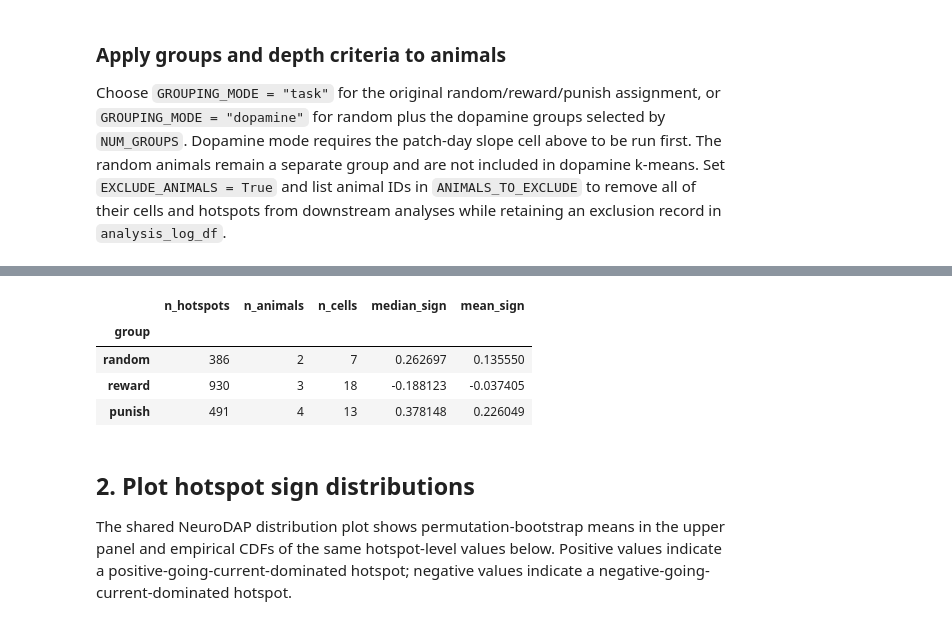
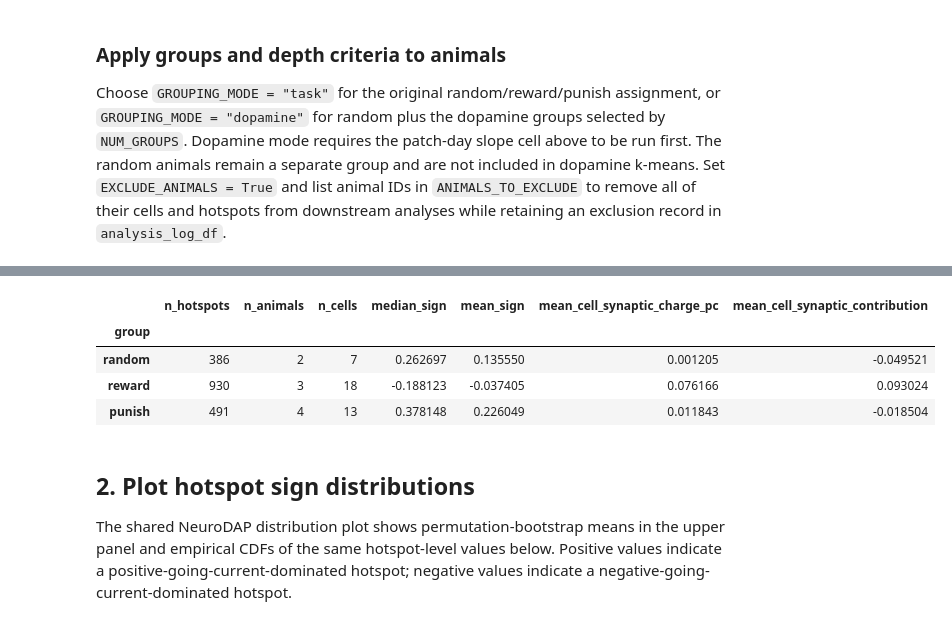
Before and after one commit to shunnnli/pyNeuroDAP, a Jupyter notebook: notebooks/Shun_dmd_analysis.ipynb, the cells around one changed output, grey strips where cells are left out. Cells and saved outputs as stored; diff of their text form; code cells hidden in the pictures.

```diff
--- a/notebooks/Shun_dmd_analysis.ipynb
+++ b/notebooks/Shun_dmd_analysis.ipynb
@@ -67,7 +67,7 @@ HOTSPOT_COLUMNS = [
     "group", "animal", "results_folder", "cell", "search_idx",
     "search_name", "vhold_mv", "final_depth", "spot_order", "spot_idx",
     "spot_row", "spot_col", "n_sweeps", "max_current_pa", "min_current_pa",
-    "hotspot_sign",
+    "hotspot_sign", "synaptic_charge_pc", "synaptic_contribution",
 ]
 LOG_COLUMNS = [
     "group", "animal", "results_folder", "cell", "search_idx",
@@ -233,7 +233,7 @@ def hotspot_trace_key(row):
     )
 
 
-def collect_all_final_hotspot_signs(animals):
+def collect_all_final_hotspot_data(animals):
     """Load all hotspots once and retain their raw repeated traces."""
     metric_frames = []
     log_frames = []
@@ -1132,7 +1198,7 @@ Run these cells once to cache every raw dataset used by Sections 0, 1, and 3. Th
 Load all available final-depth searches without applying group or depth filters.
 # %%
 all_hotspot_base_df, all_analysis_base_log_df, all_hotspot_trace_cache = (
-    collect_all_final_hotspot_signs(ANIMALS_TO_LOAD)
+    collect_all_final_hotspot_data(ANIMALS_TO_LOAD)
 )
 if all_hotspot_base_df.empty:
     raise ValueError(
@@ -1513,9 +1581,9 @@ EXCLUDE_ANIMALS = False
 ANIMALS_TO_EXCLUDE = ["SL455"]
 GROUP_LABEL_FONTSIZE = 10
 # %%
-# Calculate hotspot signs
+# Calculate hotspot variables (signs, charge, contribution)
 
-all_hotspot_sign_df, all_analysis_log_df = recalculate_hotspot_signs(
+all_hotspot_metrics_df, all_analysis_log_df = recalculate_hotspot_metrics(
     all_hotspot_base_df,
     all_analysis_base_log_df,
     all_hotspot_trace_cache,
@@ -1561,7 +1629,7 @@ group_by_animal = resolve_group_assignments(
     ANIMALS_TO_LOAD, animal_groups
 )
 depth_filtered_df, depth_filtered_log_df = filter_hotspots_by_final_depth(
-    all_hotspot_sign_df, all_analysis_log_df, MIN_FINAL_DEPTH
+    all_hotspot_metrics_df, all_analysis_log_df, MIN_FINAL_DEPTH
 )
 analysis_ready_df, analysis_ready_log_df = filter_excluded_animals(
     depth_filtered_df,
@@ -1569,58 +1637,74 @@ analysis_ready_df, analysis_ready_log_df = filter_excluded_animals(
     EXCLUDE_ANIMALS,
     ANIMALS_TO_EXCLUDE,
 )
-hotspot_sign_df, analysis_log_df = apply_group_assignments(
+hotspot_metrics_df, analysis_log_df = apply_group_assignments(
     analysis_ready_df, analysis_ready_log_df, group_by_animal
 )
+cell_group_keys = ["group", "animal", "results_folder", "cell"]
+hotspot_metrics_df["synaptic_contribution"] = hotspot_metrics_df.groupby(
+    cell_group_keys, observed=True, dropna=False
+)["synaptic_charge_pc"].transform(get_synaptic_contribution)
 display(analysis_log_df)
-if hotspot_sign_df.empty:
+if hotspot_metrics_df.empty:
     raise ValueError(
         "No cached hotspots remain after applying the current group "
         f"assignments and MIN_FINAL_DEPTH={MIN_FINAL_DEPTH}."
     )
 
-unique_cell_counts = (
-    hotspot_sign_df[["group", "animal", "results_folder", "cell"]]
-    .drop_duplicates()
-    .groupby("group", observed=True)
-    .size()
+cell_metric_df = (
+    hotspot_metrics_df.groupby(cell_group_keys, observed=True)
+    .agg(
+        cell_avg_synaptic_charge_pc=("synaptic_charge_pc", "mean"),
+        cell_avg_synaptic_contribution=("synaptic_contribution", "mean"),
+    )
+    .reset_index()
+)
+cell_group_summary_df = (
+    cell_metric_df.groupby("group", observed=True)
+    .agg(
+        n_cells=("cell", "size"),
+        mean_cell_synaptic_charge_pc=("cell_avg_synaptic_charge_pc", "mean"),
+        mean_cell_synaptic_contribution=("cell_avg_synaptic_contribution", "mean"),
+    )
 )
 group_summary_df = (
-    hotspot_sign_df.groupby("group", observed=True)
+    hotspot_metrics_df.groupby("group", observed=True)
     .agg(
         n_hotspots=("hotspot_sign", "size"),
         n_animals=("animal", "nunique"),
         median_sign=("hotspot_sign", "median"),
         mean_sign=("hotspot_sign", "mean"),
     )
+    .join(cell_group_summary_df)
 )
-group_summary_df.insert(2, "n_cells", unique_cell_counts)
+n_cells = group_summary_df.pop("n_cells")
+group_summary_df.insert(2, "n_cells", n_cells)
 group_summary_df = group_summary_df.reindex(GROUP_ORDER)
 display(group_summary_df)
-# hotspot_sign_df.head()
+# hotspot_metrics_df.head()
 # %% [output]
 |  | group | animal | results_folder | cell | search_idx | final_depth | status | n_hotspots | avg_sign | ... |
 | 0 | random | SL458 | Results-20260723 | 5 | 6 | 5 | analyzed | 52 | -0.293471 | ... |
 | 1 | random | SL458 | Results-20260723 | 6 | 6 | 5 | analyzed | 5 | -0.477953 | ... |
 | 2 | random | SL452 | Results-20260706 | 2 | 6 | 4 | analyzed | 171 | 0.312529 | ... |
 | 3 | random | SL452 | Results-20260706 | 5 | 3 | 3 | analyzed | 18 | -0.902302 | ... |
 | 4 | random | SL452 | Results-20260706 | 6 | 3 | 2 | analyzed | 10 | -0.840383 | ... |
 | 5 | random | SL452 | Results-20260706 | 7 | None | None | excluded: DEPTH_CHOICE-NONE marker | 0 | NaN | ... |
 | 6 | random | SL452 | Results-20260706 | 8 | 2 | 4 | analyzed | 104 | 0.418818 | ... |
 | 7 | random | SL452 | Results-20260706 | 9 | 3 | 4 | analyzed | 26 | -0.091598 | ... |
 | 8 | reward | SL468 | Results-20260821 | 2 | 6 | 4 | analyzed | 6 | 0.358420 | ... |
 | 9 | reward | SL468 | Results-20260821 | 5 | 6 | 4 | analyzed | 7 | 0.827917 | ... |
 | ... | ... | ... | ... | ... | ... | ... | ... | ... | ... | ... |
 | 40 | punish | SL453 | Results-20260723 | 6 | 3 | 4 | analyzed | 80 | 0.416019 | ... |
 | 41 | punish | SL453 | Results-20260723 | 9 | None | None | excluded: DEPTH_CHOICE-NONE marker | 0 | NaN | ... |
 | 42 | punish | SL448 | Results-20260707 | 4 | None | None | no repeated final-depth -35 mV ho... | 0 | NaN | ... |
 | 43 | punish | SL448 | Results-20260707 | 5 | 6 | 5 | analyzed | 102 | 0.319471 | ... |
 | 44 | punish | SL448 | Results-20260707 | 6 | 6 | 5 | analyzed | 54 | 0.486178 | ... |
-|  | n_hotspots | n_animals | n_cells | median_sign | mean_sign |
-| group |  |  |  |  |  |
-| random | 386 | 2 | 7 | 0.262697 | 0.135550 |
-| reward | 930 | 3 | 18 | -0.188123 | -0.037405 |
-| punish | 491 | 4 | 13 | 0.378148 | 0.226049 |
+|  | n_hotspots | n_animals | n_cells | median_sign | mean_sign | mean_cell_synaptic_charge_pc | mean_cell_synaptic_contribution |
+| group |  |  |  |  |  |  |  |
+| random | 386 | 2 | 7 | 0.262697 | 0.135550 | 0.001205 | -0.049521 |
+| reward | 930 | 3 | 18 | -0.188123 | -0.037405 | 0.076166 | 0.093024 |
+| punish | 491 | 4 | 13 | 0.378148 | 0.226049 | 0.011843 | -0.018504 |
 # %% [markdown]
 ## 2. Plot hotspot sign distributions
 
```
Also changed, not shown: parts of 12 cells of this notebook.
